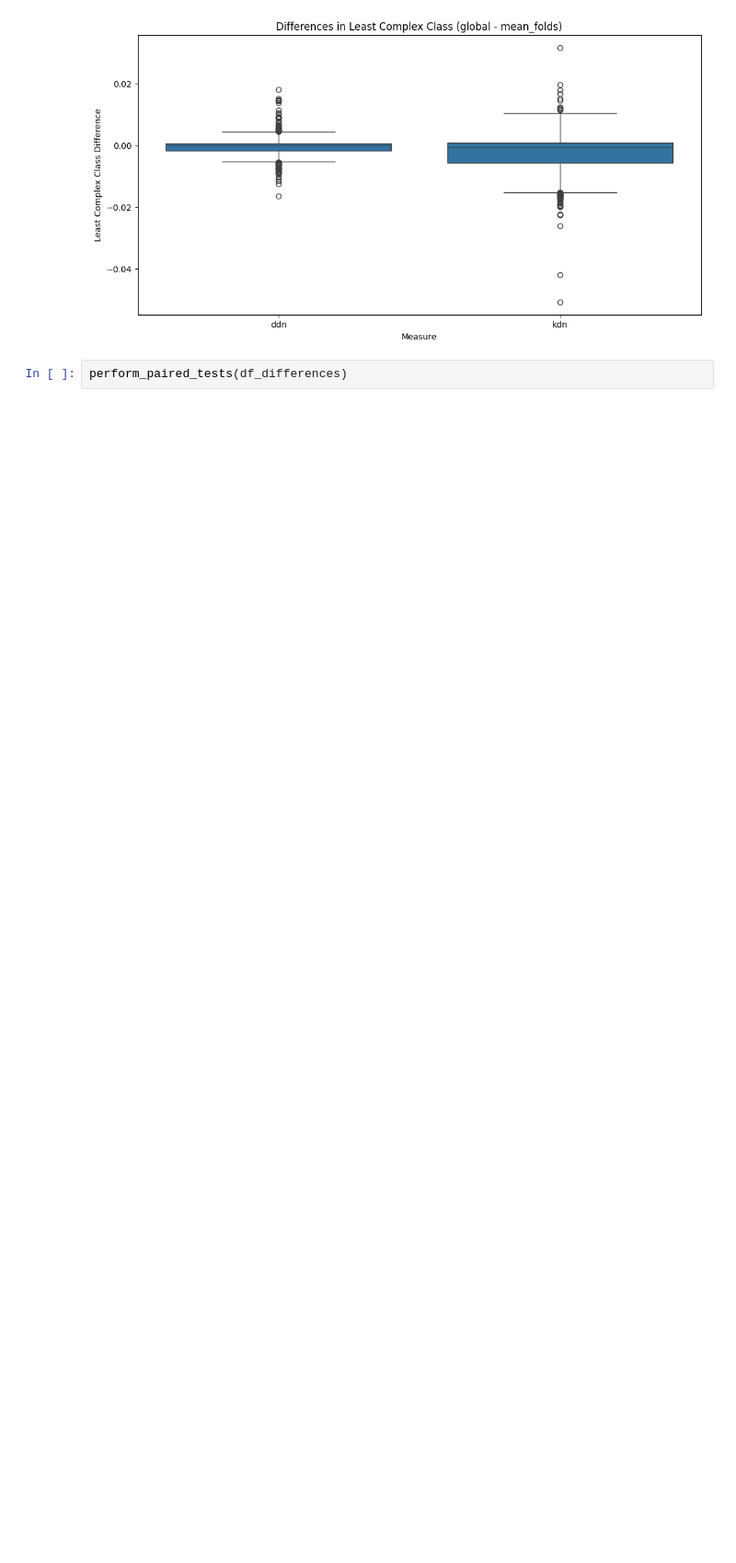
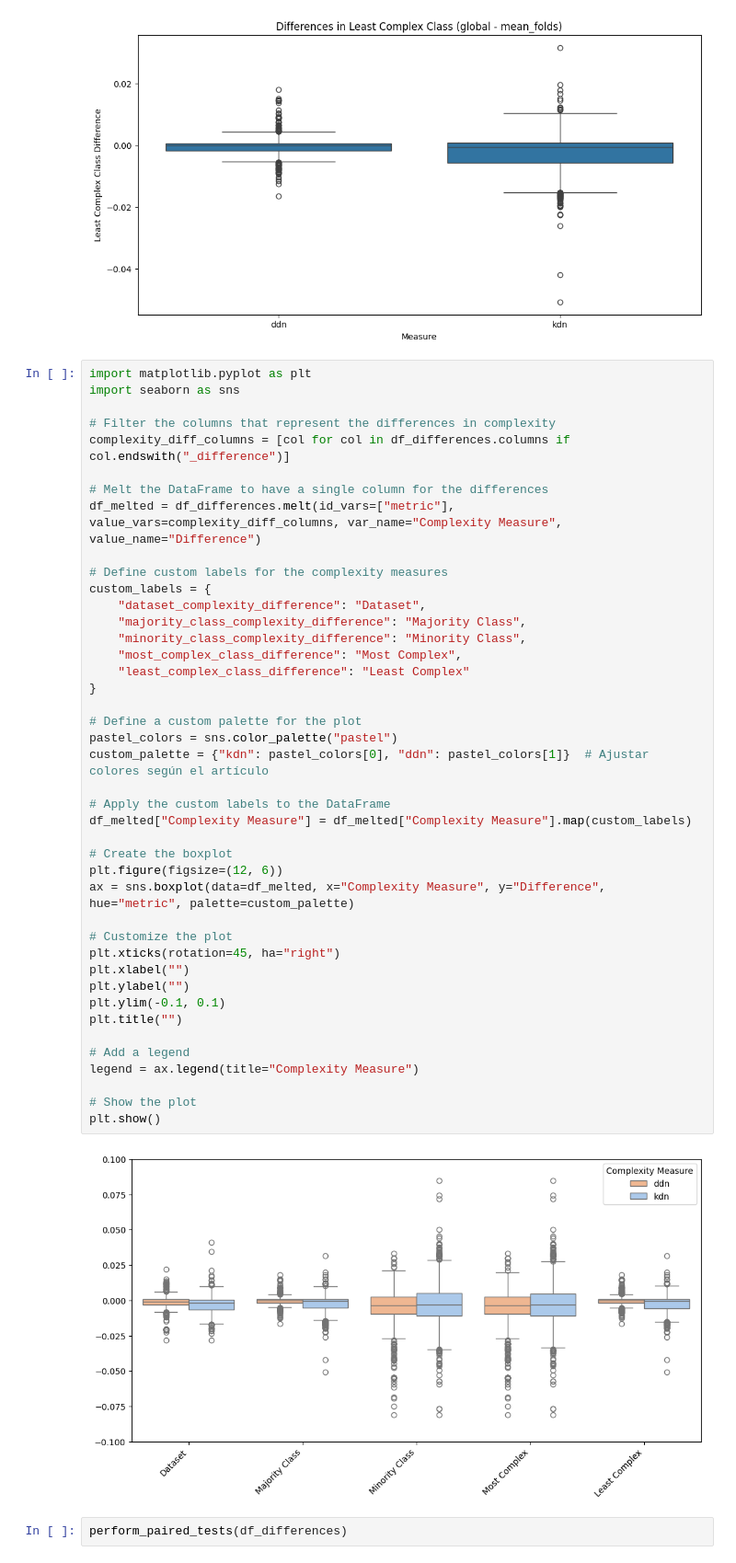
Before and after one commit to URJCDSLab/dynamic_disagreeing_neighbors, a Jupyter notebook: notebooks/4_comparison_of_complexity_measures_cv_vs_global.ipynb, the cells around one changed output. Shown at 92% size. Cells and saved outputs as stored; diff of their text form; blank space fills up the shorter version.

Commit message:
<ENHANCE> Add global_vs_mean image for enhanced visualization.

```diff
--- a/notebooks/4_comparison_of_complexity_measures_cv_vs_global.ipynb
+++ b/notebooks/4_comparison_of_complexity_measures_cv_vs_global.ipynb
@@ -38,6 +38,50 @@ plot_individual_complexity_differences(df_differences)
 [figure]
 [figure]
 [figure]
+# %%
+import matplotlib.pyplot as plt
+import seaborn as sns
+
+# Filter the columns that represent the differences in complexity
+complexity_diff_columns = [col for col in df_differences.columns if col.endswith("_difference")]
+
+# Melt the DataFrame to have a single column for the differences
+df_melted = df_differences.melt(id_vars=["metric"], value_vars=complexity_diff_columns, var_name="Complexity Measure", value_name="Difference")
+
+# Define custom labels for the complexity measures
+custom_labels = {
+    "dataset_complexity_difference": "Dataset",
+    "majority_class_complexity_difference": "Majority Class",
+    "minority_class_complexity_difference": "Minority Class",
+    "most_complex_class_difference": "Most Complex",
+    "least_complex_class_difference": "Least Complex"
+}
+
+# Define a custom palette for the plot
+pastel_colors = sns.color_palette("pastel")
+custom_palette = {"kdn": pastel_colors[0], "ddn": pastel_colors[1]}  # Ajustar colores según el artículo
+
+# Apply the custom labels to the DataFrame
+df_melted["Complexity Measure"] = df_melted["Complexity Measure"].map(custom_labels)
+
+# Create the boxplot
+plt.figure(figsize=(12, 6))
+ax = sns.boxplot(data=df_melted, x="Complexity Measure", y="Difference", hue="metric", palette=custom_palette)
+
+# Customize the plot
+plt.xticks(rotation=45, ha="right")
+plt.xlabel("")
+plt.ylabel("")
+plt.ylim(-0.1, 0.1)
+plt.title("")
+
+# Add a legend
+legend = ax.legend(title="Complexity Measure")
+
+# Show the plot
+plt.show()
+# %% [output]
+[figure, added]
 # %%
 perform_paired_tests(df_differences)
 # %% [output]
```
Also changed, not shown: 1 other file.
